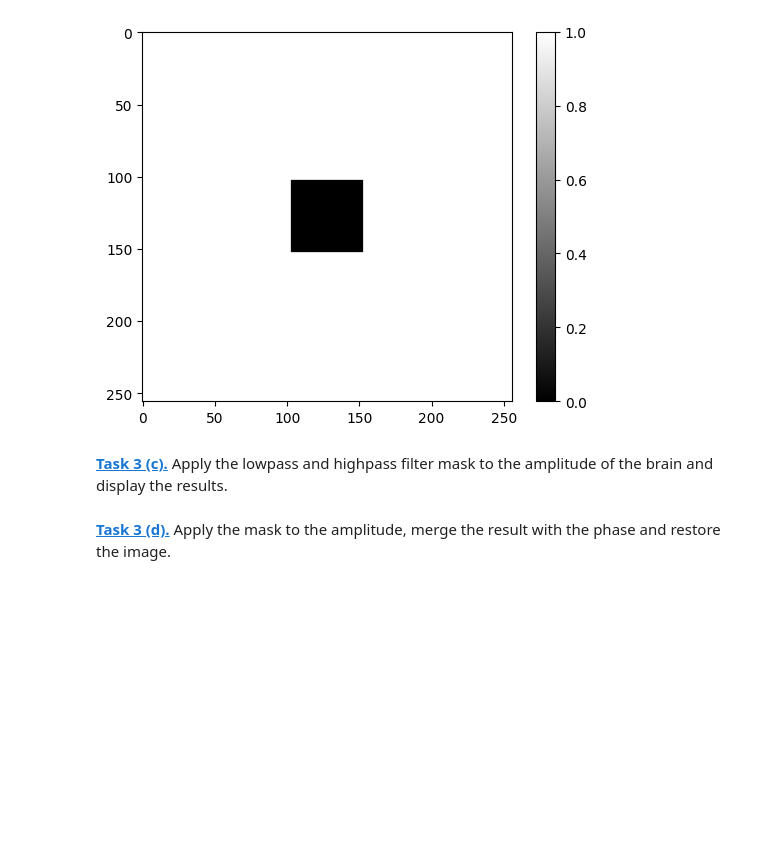
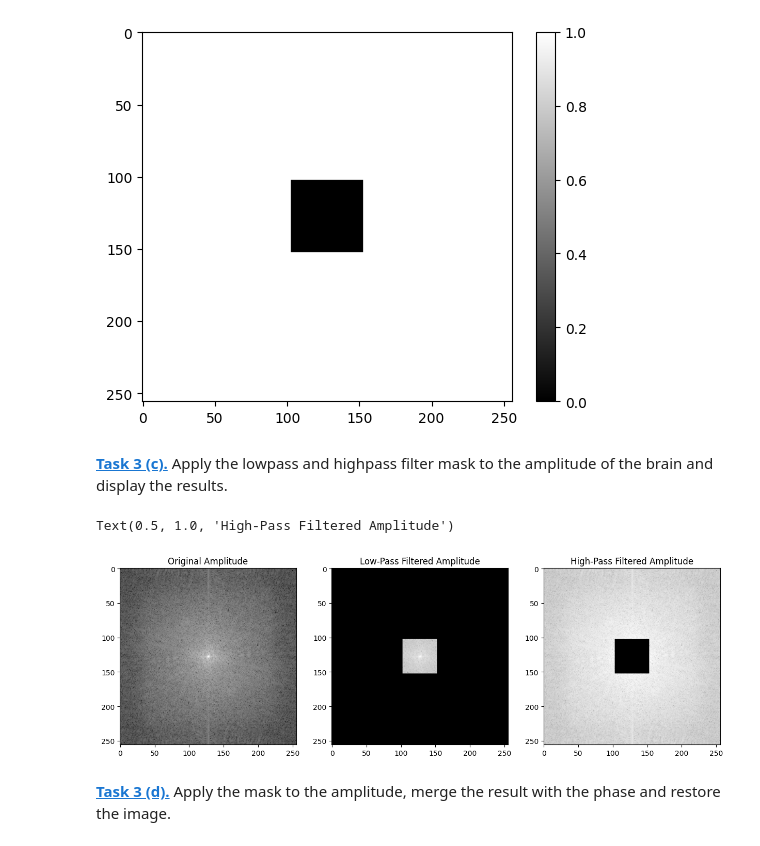
Before and after one commit to MiaRaedlein/mobi-fs5-python, a Jupyter notebook: fourier.ipynb, the cells around one changed output. Cells and saved outputs as stored; diff of their text form; code cells hidden in the pictures; blank space fills up the shorter version.

```diff
--- a/fourier.ipynb
+++ b/fourier.ipynb
@@ -155,5 +157,25 @@ plt.colorbar()
 [figure]
 # %% [markdown]
 **[Task 3 (c).]()** Apply the lowpass and highpass filter mask to the amplitude of the brain and display the results.
+# %%
+amp_brain_lp = amplitude_shift_brain * mask_lp
+amp_brain_hp = amplitude_shift_brain * mask_hp
+
+plt.figure(figsize=(15, 5))
+
+plt.subplot(1, 3, 1)
+plt.imshow(np.log(amplitude_shift_brain + 1e-8), 'gray')
+plt.title('Original Amplitude')
+
+plt.subplot(1, 3, 2)
+plt.imshow(np.log(amp_brain_lp + 1e-8), 'gray')
+plt.title('Low-Pass Filtered Amplitude')
+
+plt.subplot(1, 3, 3)
+plt.imshow(np.log(amp_brain_hp + 1e-8), 'gray')
+plt.title('High-Pass Filtered Amplitude')
+# %% [output]
+Text(0.5, 1.0, 'High-Pass Filtered Amplitude')
+[figure, added]
 # %% [markdown]
 **[Task 3 (d).]()** Apply the mask to the amplitude, merge the result with the phase and restore the image.
```
Also changed, not shown: parts of 7 cells of this notebook.
